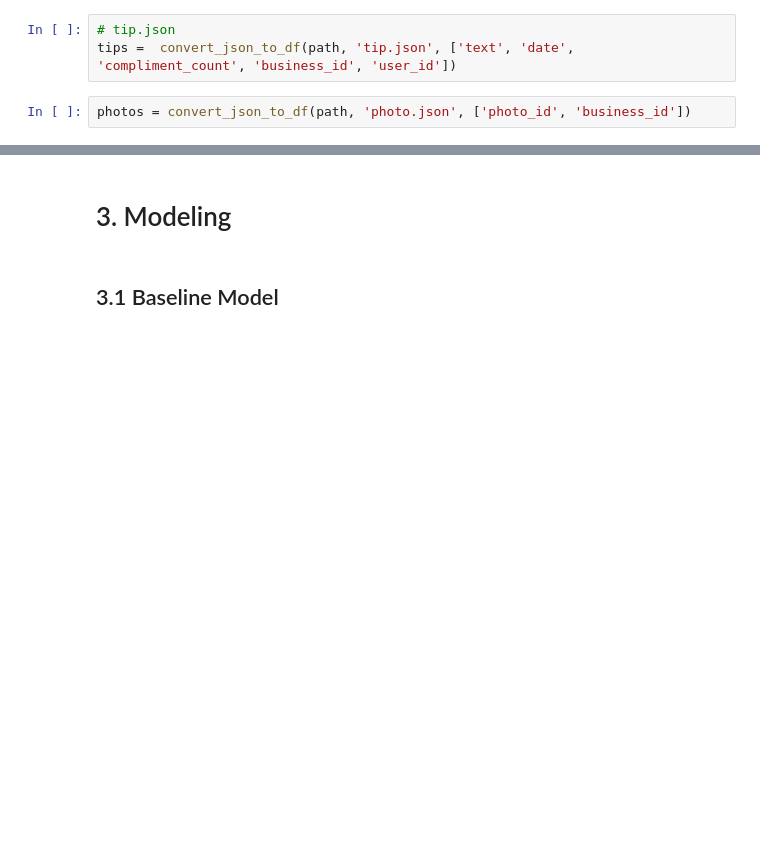
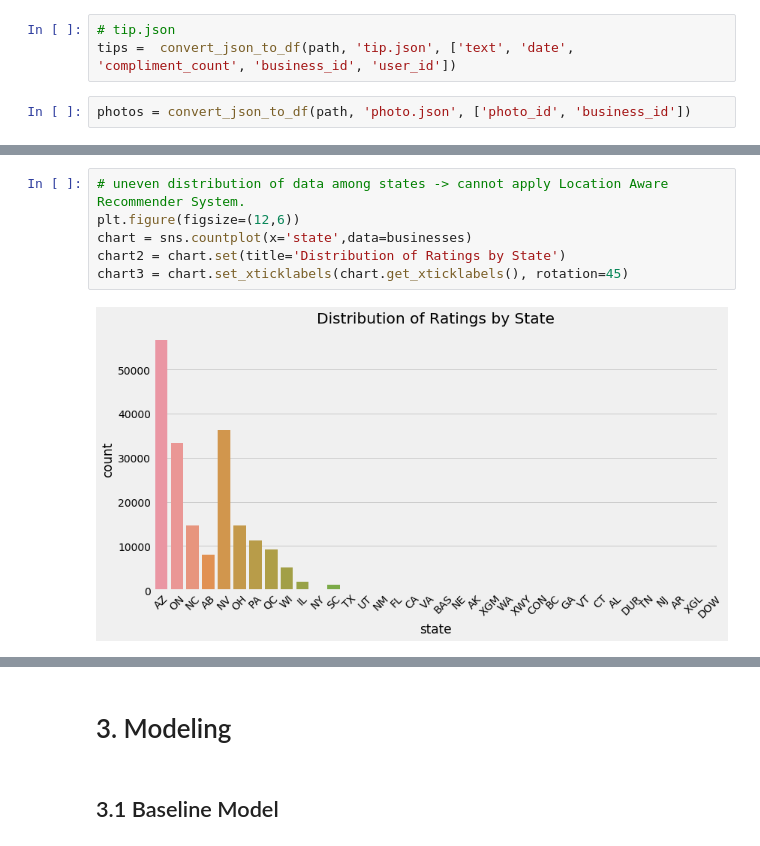
Before and after one commit to thisismeg/personalization-final-project, a Jupyter notebook: final_report.ipynb, the cells around one changed output, grey strips where cells are left out. Drawn from its saved outputs; the diff is of its cells as text; blank space fills up the shorter version.

```diff
--- a/final_report.ipynb
+++ b/final_report.ipynb
@@ -173,0 +180,8 @@ photos = convert_json_to_df(path, 'photo.json', ['photo_id', 'business_id'])
+# %%
+# uneven distribution of data among states -> cannot apply Location Aware Recommender System.
+plt.figure(figsize=(12,6))
+chart = sns.countplot(x='state',data=businesses)
+chart2 = chart.set(title='Distribution of Ratings by State')
+chart3 = chart.set_xticklabels(chart.get_xticklabels(), rotation=45)
+# %% [output]
+[figure, added]
```
Also changed, not shown: parts of 5 cells of this notebook, 1 other file.
